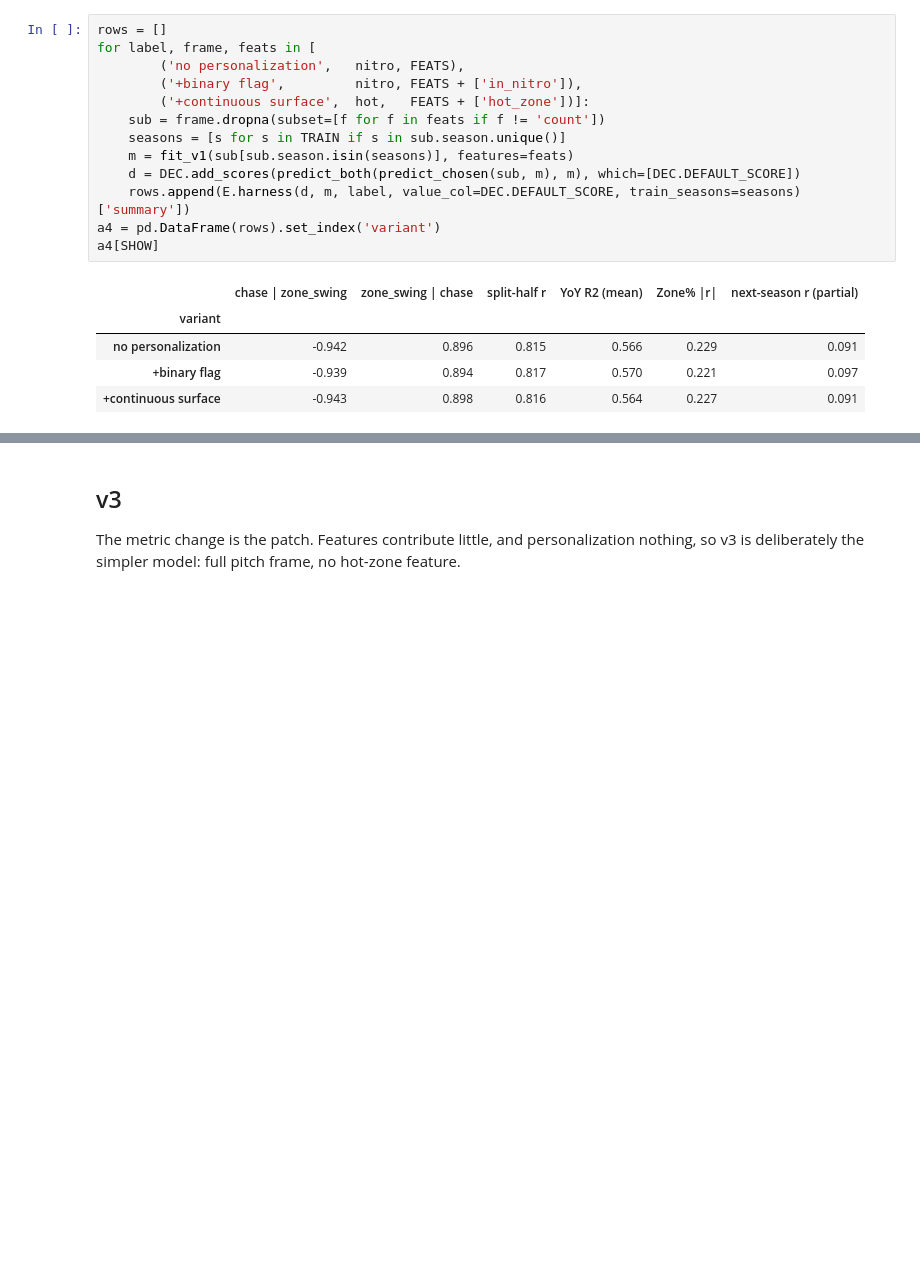
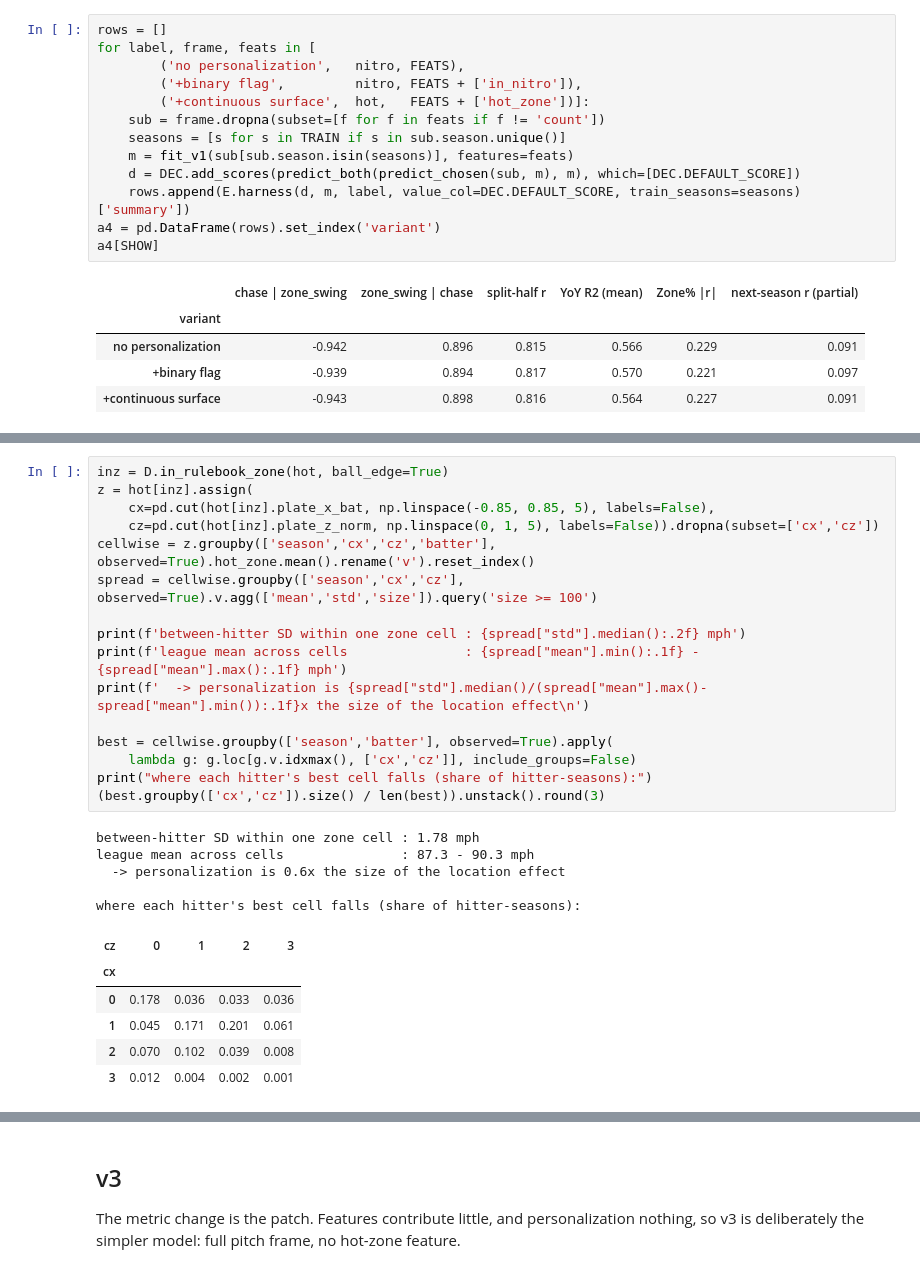
Before and after one commit to Jack1021ohoh/batter_decision_value, a Jupyter notebook: notebooks/v3.ipynb, the cells around one changed output, grey strips where cells are left out. Saved outputs shown, nothing was run; the diff lists cells and outputs as text; blank space fills up the shorter version.

```diff
--- a/notebooks/v3.ipynb
+++ b/notebooks/v3.ipynb
@@ -278,0 +277,28 @@ separate questions, and only the second one matters here.
+# %%
+inz = D.in_rulebook_zone(hot, ball_edge=True)
+z = hot[inz].assign(
+    cx=pd.cut(hot[inz].plate_x_bat, np.linspace(-0.85, 0.85, 5), labels=False),
+    cz=pd.cut(hot[inz].plate_z_norm, np.linspace(0, 1, 5), labels=False)).dropna(subset=['cx','cz'])
+cellwise = z.groupby(['season','cx','cz','batter'], observed=True).hot_zone.mean().rename('v').reset_index()
+spread = cellwise.groupby(['season','cx','cz'], observed=True).v.agg(['mean','std','size']).query('size >= 100')
+
+print(f'between-hitter SD within one zone cell : {spread["std"].median():.2f} mph')
+print(f'league mean across cells               : {spread["mean"].min():.1f} - {spread["mean"].max():.1f} mph')
+print(f'  -> personalization is {spread["std"].median()/(spread["mean"].max()-spread["mean"].min()):.1f}x the size of the location effect\n')
+
+best = cellwise.groupby(['season','batter'], observed=True).apply(
+    lambda g: g.loc[g.v.idxmax(), ['cx','cz']], include_groups=False)
+print("where each hitter's best cell falls (share of hitter-seasons):")
+(best.groupby(['cx','cz']).size() / len(best)).unstack().round(3)
+# %% [output]
+between-hitter SD within one zone cell : 1.78 mph
+league mean across cells               : 87.3 - 90.3 mph
+  -> personalization is 0.6x the size of the location effect
+
+where each hitter's best cell falls (share of hitter-seasons):
+| cz | 0 | 1 | 2 | 3 |
+| cx |  |  |  |  |
+| 0 | 0.178 | 0.036 | 0.033 | 0.036 |
+| 1 | 0.045 | 0.171 | 0.201 | 0.061 |
+| 2 | 0.070 | 0.102 | 0.039 | 0.008 |
+| 3 | 0.012 | 0.004 | 0.002 | 0.001 |
```
Also changed, not shown: parts of 8 cells of this notebook, 3 other files.
